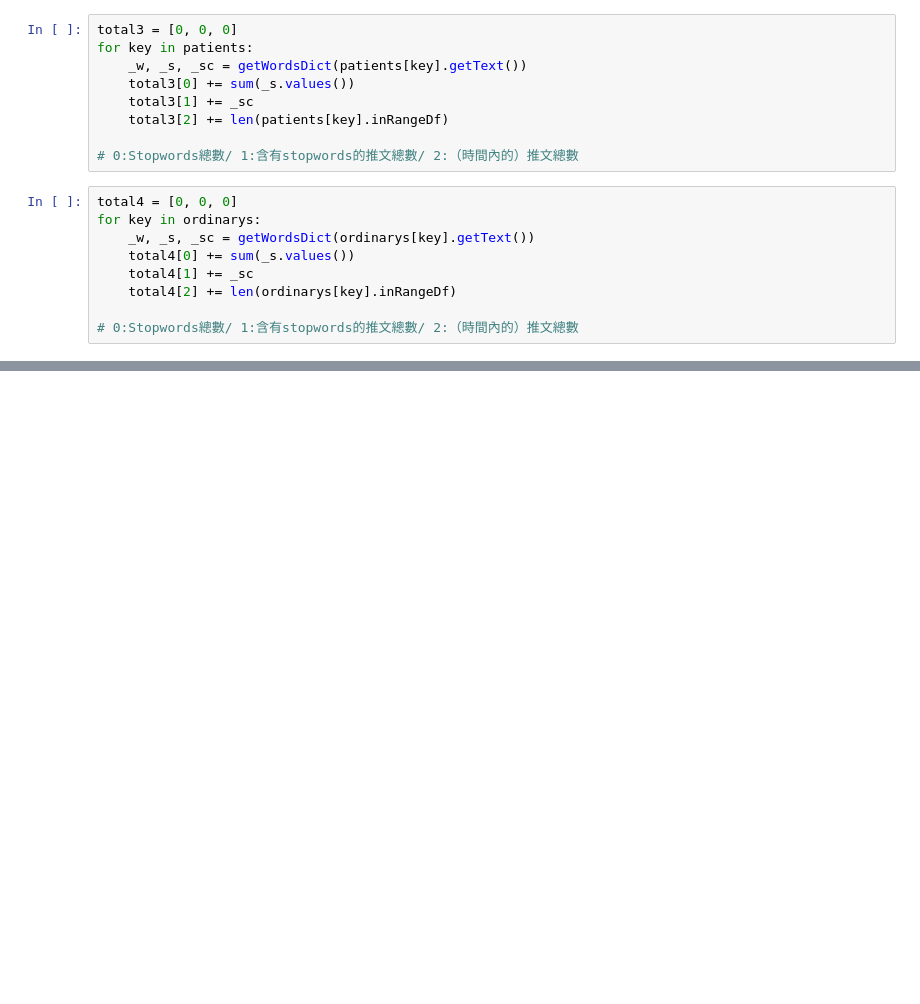
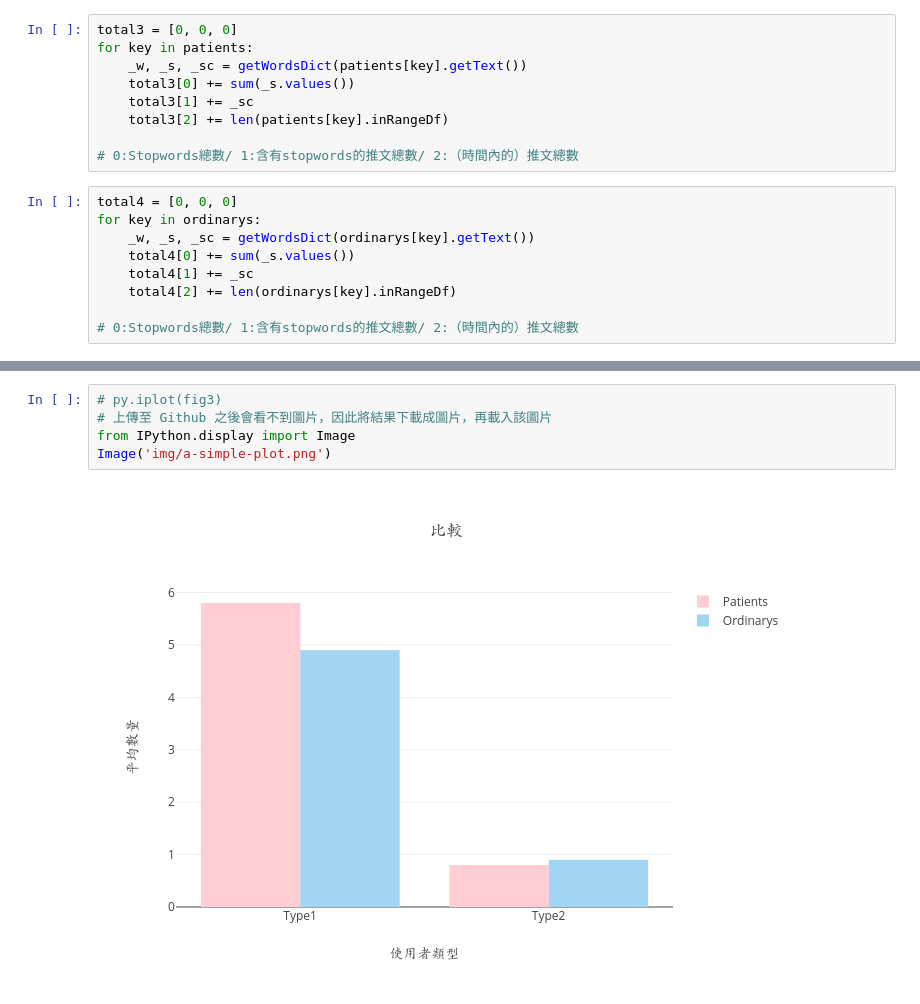
Before and after one commit to Adeline-Wei/Depression_Research, a Jupyter notebook: 1_preprocessing/user_analysis_v2.ipynb, the cells around one changed output, grey strips where cells are left out. Cells and saved outputs as stored; diff of their text form; blank space fills up the shorter version.

```diff
--- a/1_preprocessing/user_analysis_v2.ipynb
+++ b/1_preprocessing/user_analysis_v2.ipynb
@@ -290,0 +282,7 @@ py.iplot(fig3)
+# %%
+# py.iplot(fig3)
+# 上傳至 Github 之後會看不到圖片，因此將結果下載成圖片，再載入該圖片
+from IPython.display import Image
+Image('img/a-simple-plot.png')
+# %% [output]
+[figure, added]
```
Also changed, not shown: parts of 5 cells of this notebook.
